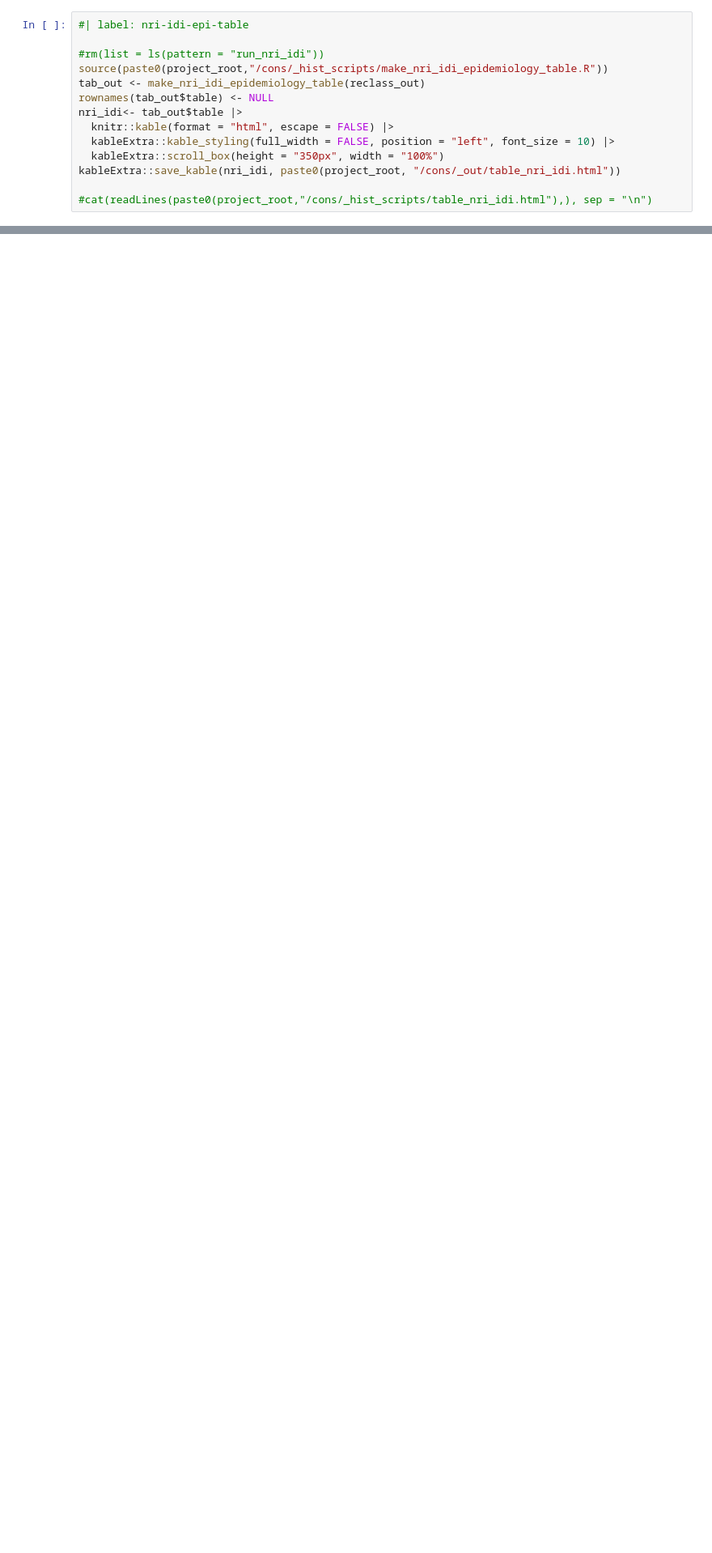
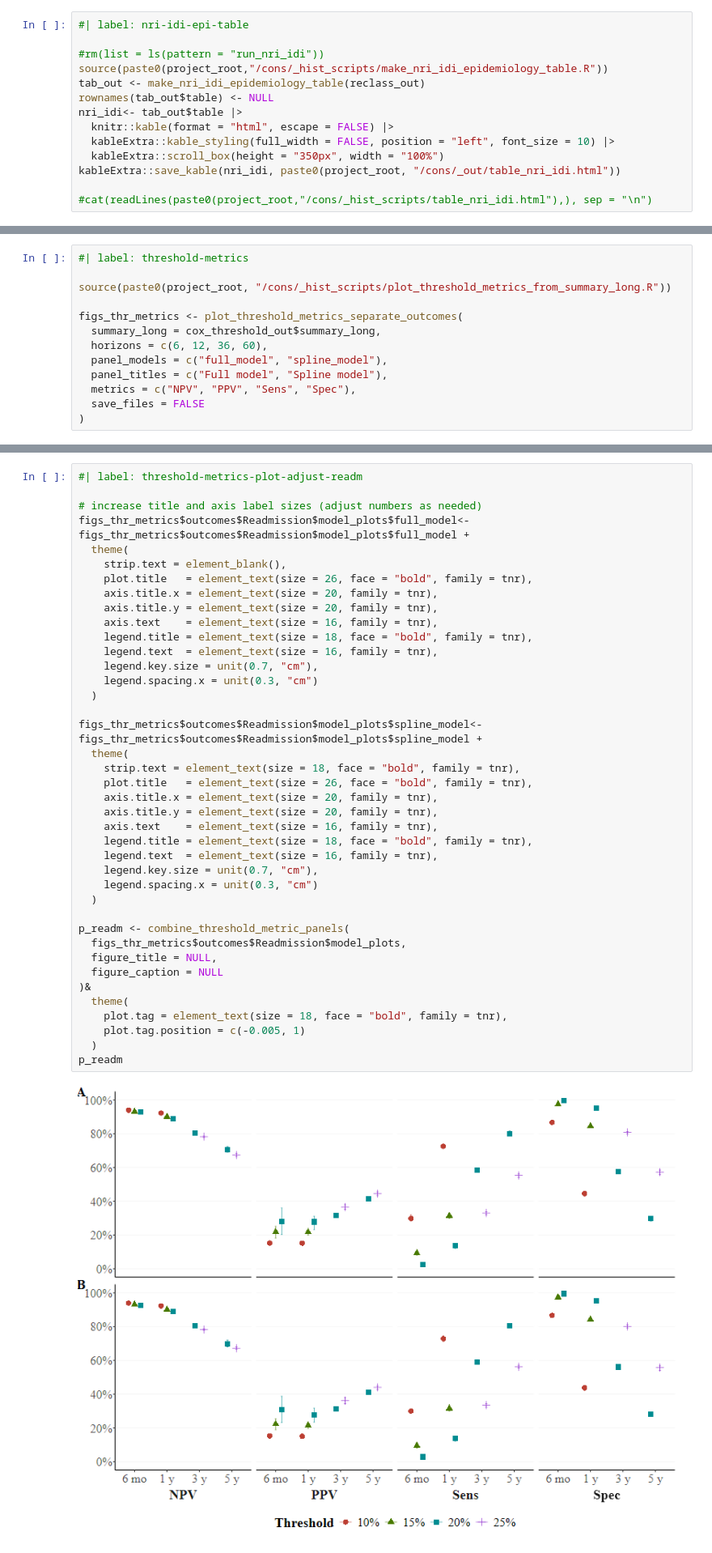
Before and after one commit to FONDECYTACC/cons2025, a Jupyter notebook: prediction23_converted.ipynb, the cells around one changed output, grey strips where cells are left out. Shown at 81% size. Cells and saved outputs as stored; diff of their text form; blank space fills up the shorter version.

Commit message:
Updated step 2.3 of DCA, threshold definition and NPV pPV sens and spec

```diff
--- a/prediction23_converted.ipynb
+++ b/prediction23_converted.ipynb
@@ -2468,0 +2605,13 @@ border: 0;
+# %%
+#| label: threshold-metrics
+
+source(paste0(project_root, "/cons/_hist_scripts/plot_threshold_metrics_from_summary_long.R"))
+
+figs_thr_metrics <- plot_threshold_metrics_separate_outcomes(
+  summary_long = cox_threshold_out$summary_long,
+  horizons = c(6, 12, 36, 60),
+  panel_models = c("full_model", "spline_model"),
+  panel_titles = c("Full model", "Spline model"),
+  metrics = c("NPV", "PPV", "Sens", "Spec"),
+  save_files = FALSE
+)
@@ -2468,0 +2638,44 @@ border: 0;
+# %%
+#| label: threshold-metrics-plot-adjust-readm
+
+# increase title and axis label sizes (adjust numbers as needed)
+figs_thr_metrics$outcomes$Readmission$model_plots$full_model<-
+figs_thr_metrics$outcomes$Readmission$model_plots$full_model +
+  theme(
+    strip.text = element_blank(),
+    plot.title   = element_text(size = 26, face = "bold", family = tnr),
+    axis.title.x = element_text(size = 20, family = tnr),
+    axis.title.y = element_text(size = 20, family = tnr),
+    axis.text    = element_text(size = 16, family = tnr),
+    legend.title = element_text(size = 18, face = "bold", family = tnr),
+    legend.text  = element_text(size = 16, family = tnr),
+    legend.key.size = unit(0.7, "cm"),
+    legend.spacing.x = unit(0.3, "cm")
+  )
+
+figs_thr_metrics$outcomes$Readmission$model_plots$spline_model<-
+figs_thr_metrics$outcomes$Readmission$model_plots$spline_model +
+  theme(
+    strip.text = element_text(size = 18, face = "bold", family = tnr),
+    plot.title   = element_text(size = 26, face = "bold", family = tnr),
+    axis.title.x = element_text(size = 20, family = tnr),
+    axis.title.y = element_text(size = 20, family = tnr),
+    axis.text    = element_text(size = 16, family = tnr),
+    legend.title = element_text(size = 18, face = "bold", family = tnr),
+    legend.text  = element_text(size = 16, family = tnr),
+    legend.key.size = unit(0.7, "cm"),
+    legend.spacing.x = unit(0.3, "cm")
+  )
+
+p_readm <- combine_threshold_metric_panels(
+  figs_thr_metrics$outcomes$Readmission$model_plots,
+  figure_title = NULL,
+  figure_caption = NULL
+)&
+  theme(
+    plot.tag = element_text(size = 18, face = "bold", family = tnr),
+    plot.tag.position = c(-0.005, 1)
+  )
+p_readm
+# %% [output]
+[figure, added]
```
Also changed, not shown: parts of 32 cells of this notebook, 53 other files.
